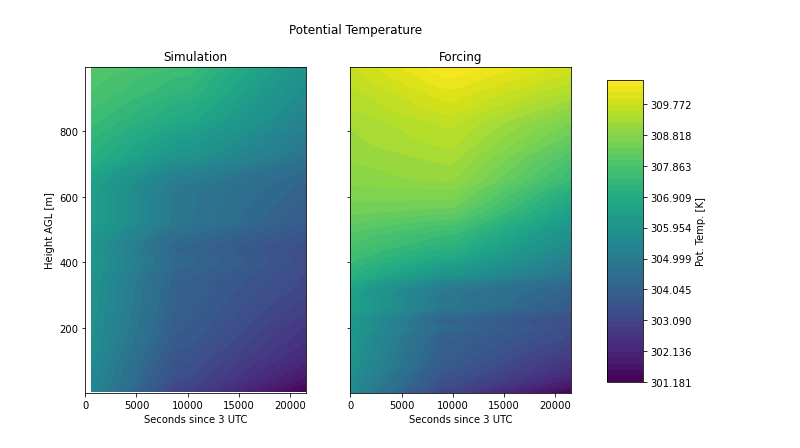
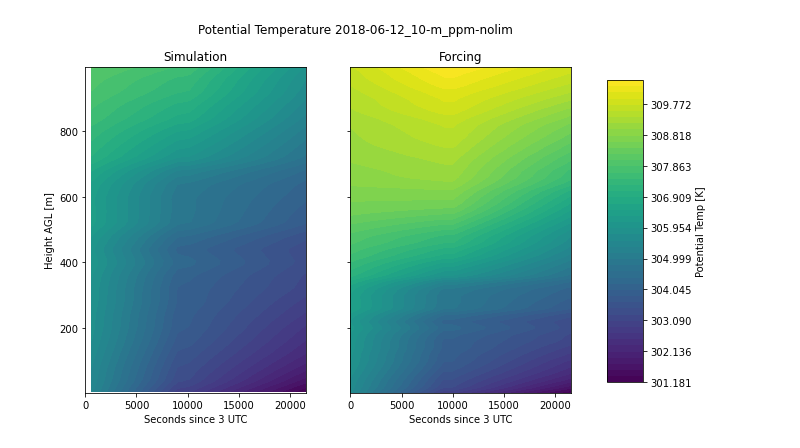
Before and after one commit to joejoeyjoseph/awaken-code, a Jupyter notebook: eagle/02_plot_amrwind.ipynb, the cells around one changed output. Saved outputs shown, nothing was run; the diff lists cells and outputs as text; code cells hidden in the pictures.

```diff
--- a/eagle/02_plot_amrwind.ipynb
+++ b/eagle/02_plot_amrwind.ipynb
@@ -87,27 +79,31 @@ plt.grid(True)
 # %%
-fig, ax = plt.subplots(figsize=(10,6),ncols=2,sharey=True,sharex=True)
+def plot_sim_forcing_contour(sim_prof_var, forcing_var, legend_txt, title_txt):
 
-contour_min = np.min([xprof['theta'].values.min(), forcing_temp.min()])
-contour_max = np.max([xprof['theta'].values.max(), forcing_temp.max()])
+    fig, ax = plt.subplots(figsize=(10, 6), ncols=2, sharey=True, sharex=True)
 
-im = ax[0].contourf(sim_time, sim_height, xprof['theta'].values.T,
-                    levels=np.linspace(contour_min, contour_max))
-ax[1].contourf(forcing_time, forcing_height, forcing_temp.T,
-               levels=np.linspace(contour_min, contour_max))
+    contour_min = np.min([sim_prof[sim_prof_var].values.min(), forcing_var.min()])
+    contour_max = np.max([sim_prof[sim_prof_var].values.max(), forcing_var.max()])
 
-plt.xlim(0, sim_time.max())
-fig.subplots_adjust(right=0.8)
-cbar_ax = fig.add_axes([0.85, 0.15, 0.05, 0.7])
-fig.colorbar(im, cax=cbar_ax, label='Pot. Temp. [K]')
-plt.suptitle('Potential Temperature')
+    im = ax[0].contourf(sim_time, sim_height, sim_prof[sim_prof_var].values.T,
+                        levels=np.linspace(contour_min, contour_max))
+    ax[1].contourf(forcing_time, forcing_height, forcing_var.T,
+                   levels=np.linspace(contour_min, contour_max))
 
-ax[0].set_xlabel('Seconds since '+str(start_time)+' UTC')
-ax[1].set_xlabel('Seconds since '+str(start_time)+' UTC')
-ax[0].set_ylabel('Height AGL [m]')
+    plt.xlim(0, sim_time.max())
+    fig.subplots_adjust(right=0.8)
+    cbar_ax = fig.add_axes([0.85, 0.15, 0.05, 0.7])
+    fig.colorbar(im, cax=cbar_ax, label=legend_txt)
+    plt.suptitle(title_txt+' '+sim_name)
 
-ax[0].set_title('Simulation')
-ax[1].set_title('Forcing')
+    ax[0].set_xlabel('Seconds since '+str(start_time)+' UTC')
+    ax[1].set_xlabel('Seconds since '+str(start_time)+' UTC')
+    ax[0].set_ylabel('Height AGL [m]')
 
-plt.show()
+    ax[0].set_title('Simulation')
+    ax[1].set_title('Forcing')
+
+    plt.show()
-# %% [output]
-[figure, removed]
+# %%
+plot_sim_forcing_contour('theta', forcing_temp, 'Potential Temp [K]', 'Potential Temperature')
+# %% [output]
+[figure, added]
```
Also changed, not shown: parts of 14 cells of this notebook.
